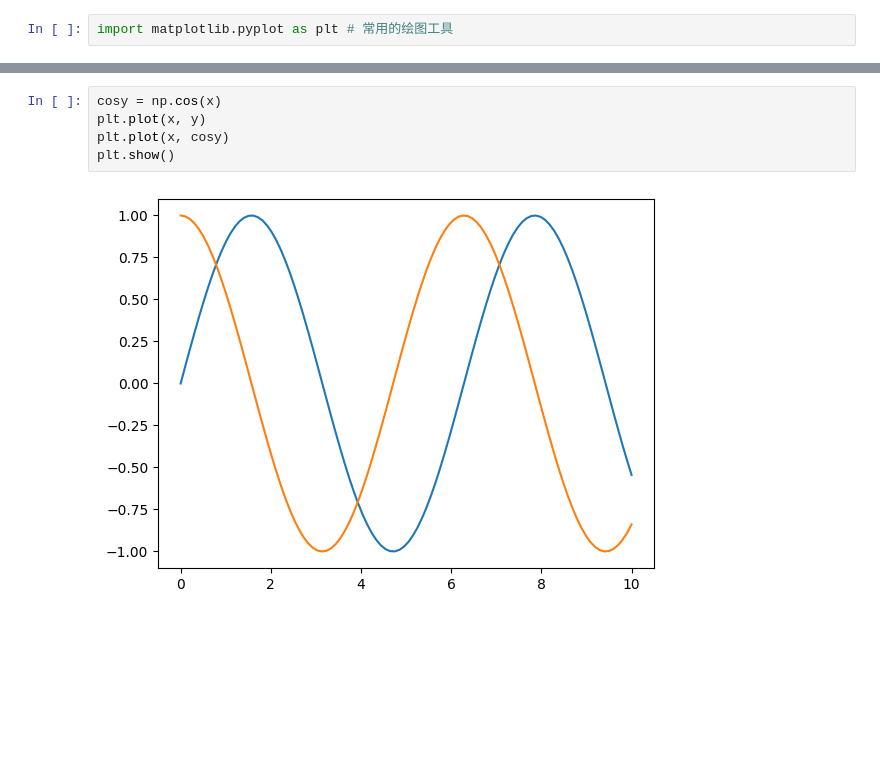
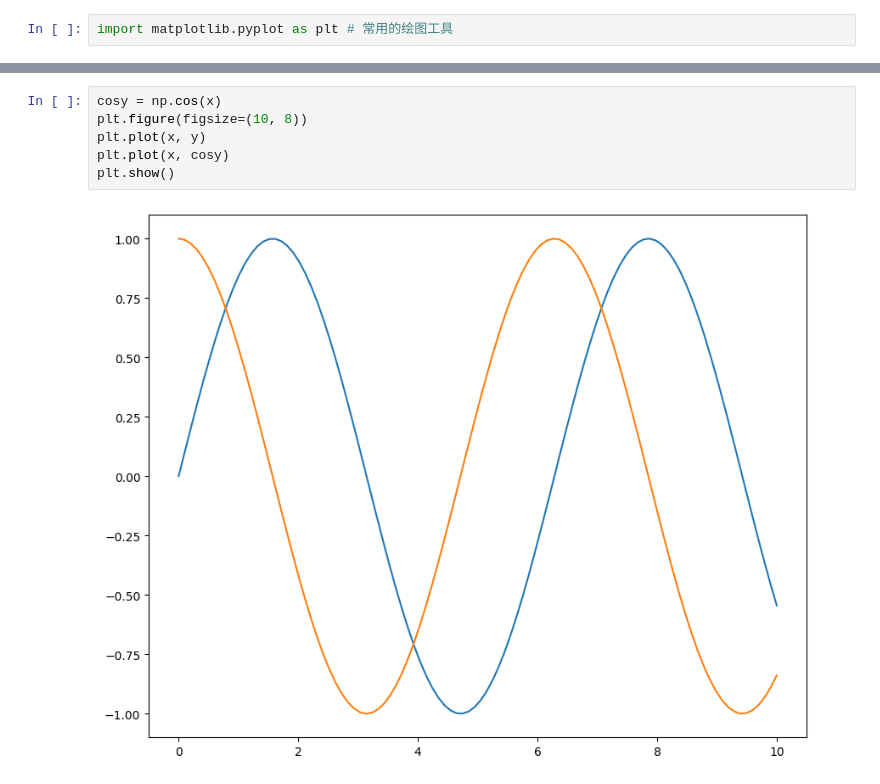
Before and after one commit to hughxusu/lesson-py, a Jupyter notebook: codes/24-matplotlib/a-matplotlib.ipynb, the cells around one changed output, grey strips where cells are left out. Cells and saved outputs as stored; diff of their text form; blank space fills up the shorter version.

```diff
--- a/codes/24-matplotlib/a-matplotlib.ipynb
+++ b/codes/24-matplotlib/a-matplotlib.ipynb
@@ -13,8 +19,9 @@ plt.show()
 # %%
 cosy = np.cos(x)
+plt.figure(figsize=(10, 8))
 plt.plot(x, y)
 plt.plot(x, cosy)
 plt.show()
 # %% [output]
-[figure, old version]
+[figure, new version]
 # %%
```
Also changed, not shown: parts of 7 cells of this notebook, 1 other file.
